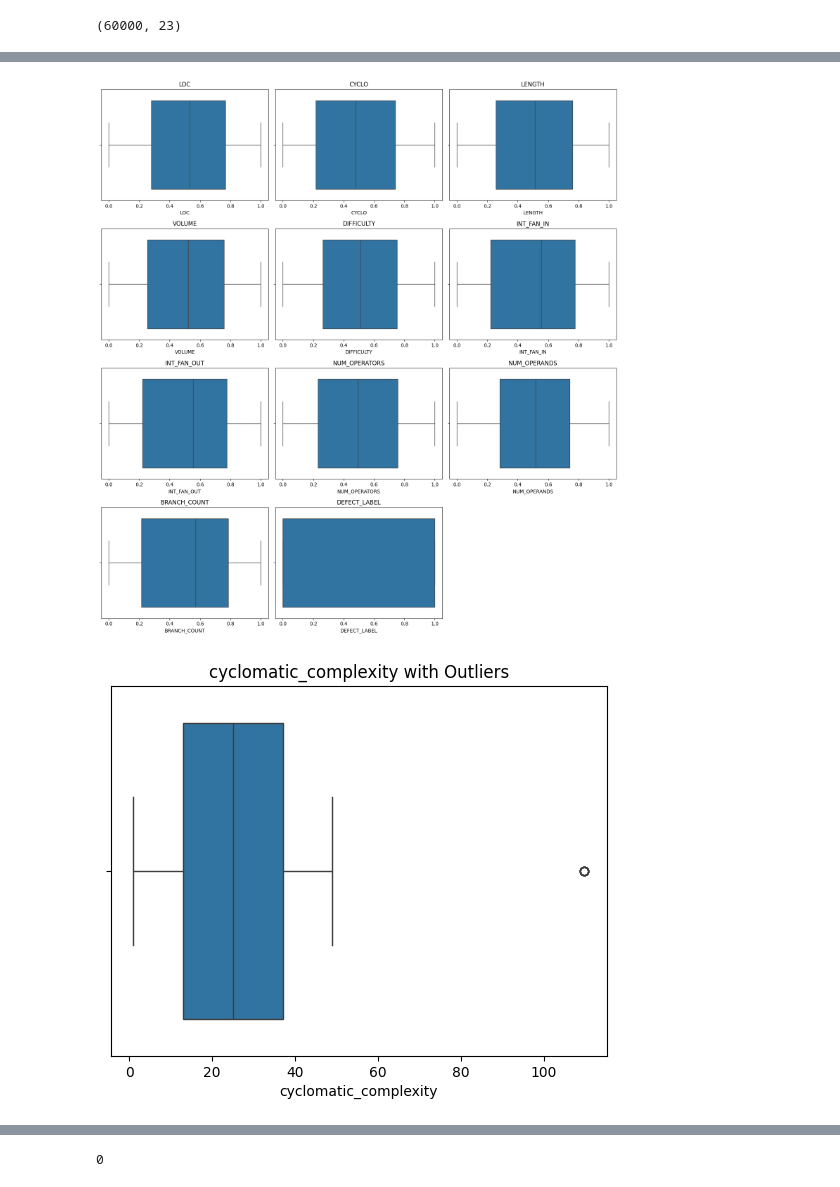
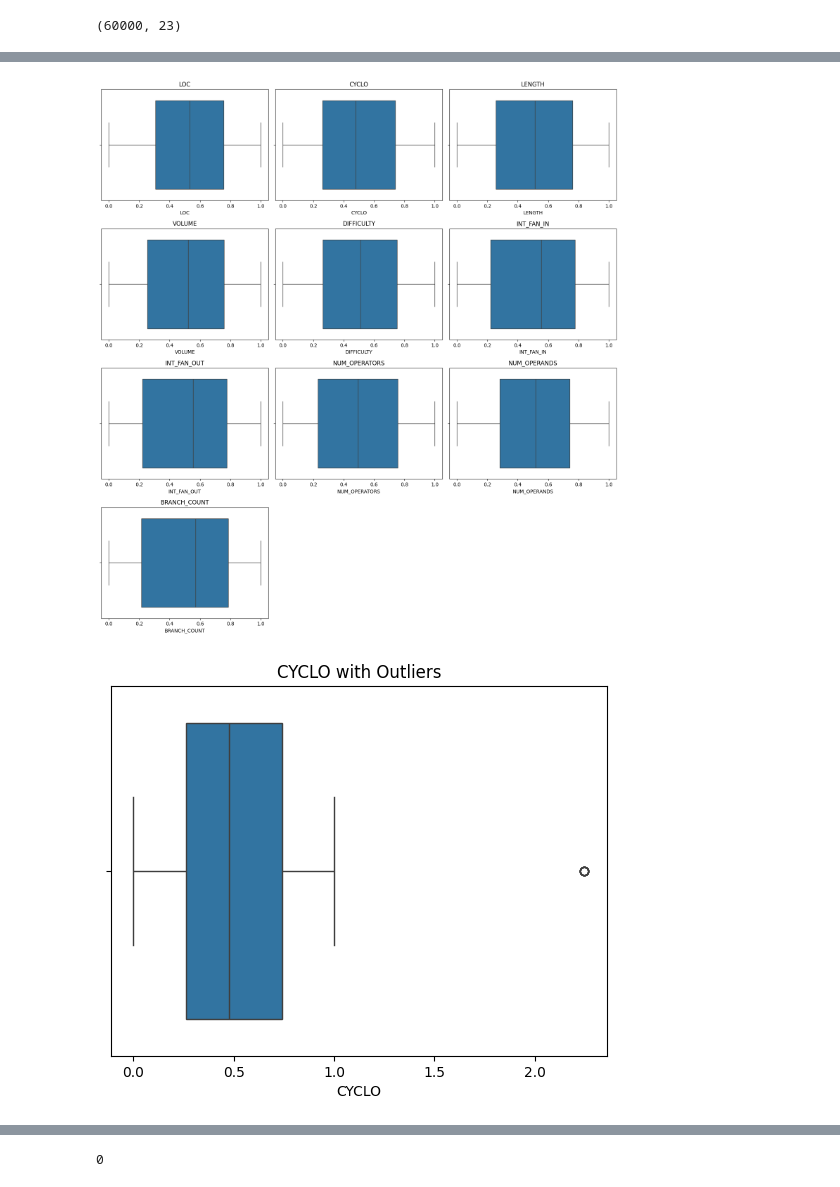
Before and after one commit to yasseen116/Software-Defect-predection-Project, a Jupyter notebook: DS_project.ipynb, the cells around one changed output, grey strips where cells are left out. Cells and saved outputs as stored; diff of their text form; code cells hidden in the pictures.

```diff
--- a/DS_project.ipynb
+++ b/DS_project.ipynb
@@ -33,9 +33,11 @@ df.describe(include='all')
 | 75% | 0.767474 | 0.739130 | 0.761678 | 0.759446 | 0.750681 | 0.777778 | 0.777778 | 0.756646 | 0.742828 | ... |
 | max | 1.000000 | 1.000000 | 1.000000 | 1.000000 | 1.000000 | 1.000000 | 1.000000 | 1.000000 | 1.000000 | ... |
 # %%
-#adding missing values
-df.loc[df.sample(frac=0.001, random_state=42).index, 'lines_of_code'] = np.nan
-df.loc[df.sample(frac=0.001, random_state=7).index, 'test_coverage'] = np.nan
+# Add missing values to 5% of rows in selected columns
+
+df.loc[df.sample(frac=0.05, random_state=42).index, 'LOC'] = np.nan
+df.loc[df.sample(frac=0.05, random_state=7).index, 'CYCLO'] = np.nan
+
 df.isnull().sum()
 # %% [output]
 |  | 0 |
@@ -133,0 +63,20 @@ dtype: int64
+# %%
+# Removing / handling missing values for all feature columns
+
+feature_cols = [
+    "LOC",
+    "CYCLO",
+    "LENGTH",
+    "VOLUME",
+    "DIFFICULTY",
+    "INT_FAN_IN",
+    "INT_FAN_OUT",
+    "NUM_OPERATORS",
+    "NUM_OPERANDS",
+    "BRANCH_COUNT"
+]
+
+for col in feature_cols:
+    df[col] = df[col].fillna(df[col].median())
+
+df.isnull().sum()
@@ -134,41 +97,47 @@ dtype: int64
 # %%
 # BOXPLOTS FOR ALL NUMERIC COLUMNS (checking for outliers)
 
-cols = [col for col in df.select_dtypes(include=["int64", "float64"]).columns if col != "defect"]
+cols = [col for col in df.select_dtypes(include=["int64", "float64"]).columns if col != "DEFECT_LABEL"]
 
 n_cols = 3  # number of plots per row
 n_rows = (len(cols) + n_cols - 1) // n_cols
 
 plt.figure(figsize=(15, n_rows * 4))
 
 for i, col in enumerate(cols, 1):
     plt.subplot(n_rows, n_cols, i)
     sns.boxplot(x=df[col])
     plt.title(col)
 
 plt.tight_layout()
 plt.show()
 # %% [output]
-[figure, old version]
+[figure, new version]
 # %%
 # ADD OUTLIERS TO ONE COLUMN
 
 import numpy as np
+import seaborn as sns
+import matplotlib.pyplot as plt
 
 df_outliers = df.copy()
-col = "cyclomatic_complexity"
+
+# Choose one feature column from the dataset
+col = "CYCLO"
 
 # Add 5 extreme high values
 indices = np.random.choice(df_outliers.index, size=5, replace=False)
 
-df_outliers.loc[indices, col] = df_outliers[col].mean() + 6 * df_outliers[col].std()
+df_outliers.loc[indices, col] = (
+    df_outliers[col].mean() + 6 * df_outliers[col].std()
+)
 
 # Plot
 sns.boxplot(x=df_outliers[col])
 plt.title(f"{col} with Outliers")
 plt.show()
 # %% [output]
-[figure, old version]
+[figure, new version]
 # %%
 # FIX OUTLIERS USING IQR (CLIPPING)
 
```
Also changed, not shown: parts of 11 cells of this notebook.
